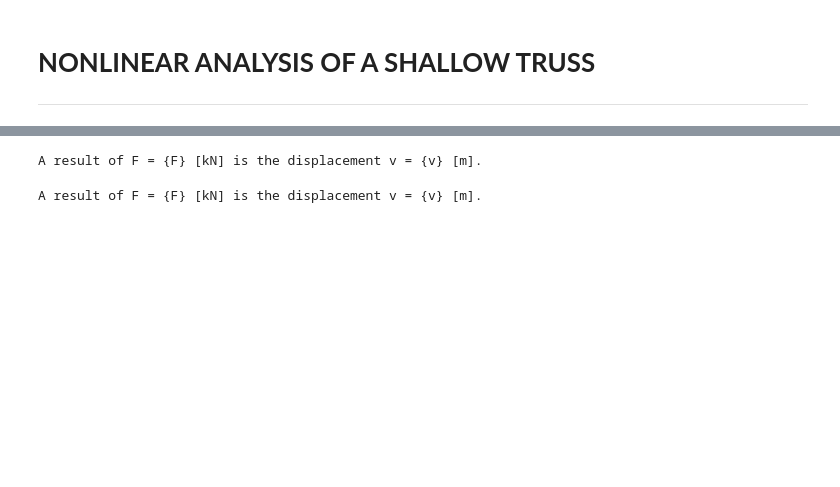
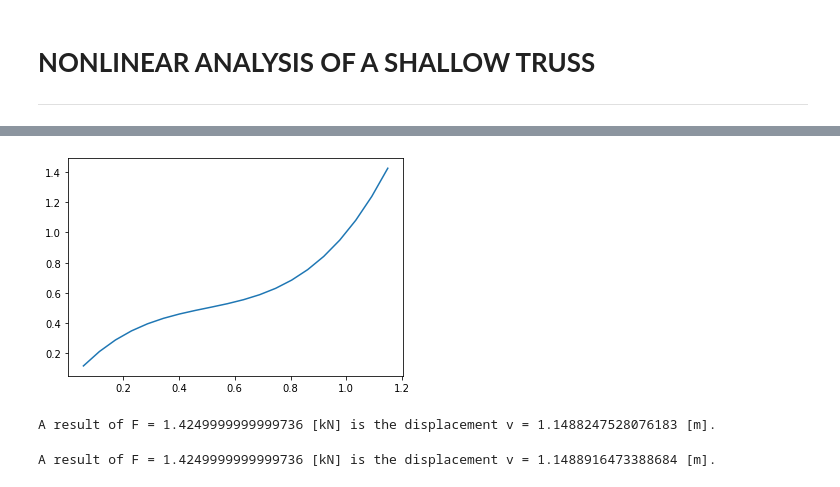
Before and after one commit to BALOGHBence/NLSM, a Jupyter notebook: shallow_truss.ipynb, the cells around one changed output, grey strips where cells are left out. Drawn from its saved outputs; the diff is of its cells as text; code cells hidden in the pictures; blank space fills up the shorter version.

```diff
--- a/shallow_truss.ipynb
+++ b/shallow_truss.ipynb
@@ -69,12 +65,24 @@ The reason of displacement v = {v} [m] is the force F = {F} [kN].
+# %%
+#k = 0.
+nstep = 20
+xdata = [(i+1)*v/nstep for i in range(nstep)]
+ydata = []
+F = 0
+for vi in xdata:
+    F = newton(Q(vi), F)
+    ydata.append(F)
+plt.plot(xdata, ydata);
+# %% [output]
+[figure, added]
 # %%
 residual = R(F)
 error = lambda x : residual(x[0])**2
 # %%
 # solution by minimizing an error measure
 v = minimize(error, [0], method='Nelder-Mead', tol=1e-8).x[0]
-print("A result of F = {F} [kN] is the displacement v = {v} [m].")
+print("A result of F = {} [kN] is the displacement v = {} [m].".format(F, v))
 # %% [output]
-A result of F = {F} [kN] is the displacement v = {v} [m].
+A result of F = 1.4249999999999736 [kN] is the displacement v = 1.1488247528076183 [m].
 # %%
 def TPE(F):
     """
@@ -91,6 +99,6 @@ def TPE(F):
 # %%
 # solution by minimizing an error measure
 v = minimize(TPE(F), [0], method='Nelder-Mead', tol=1e-8).x[0]
-print("A result of F = {F} [kN] is the displacement v = {v} [m].")
+print("A result of F = {} [kN] is the displacement v = {} [m].".format(F, v))
 # %% [output]
-A result of F = {F} [kN] is the displacement v = {v} [m].
+A result of F = 1.4249999999999736 [kN] is the displacement v = 1.1488916473388684 [m].
```
Also changed, not shown: parts of 9 cells of this notebook.
